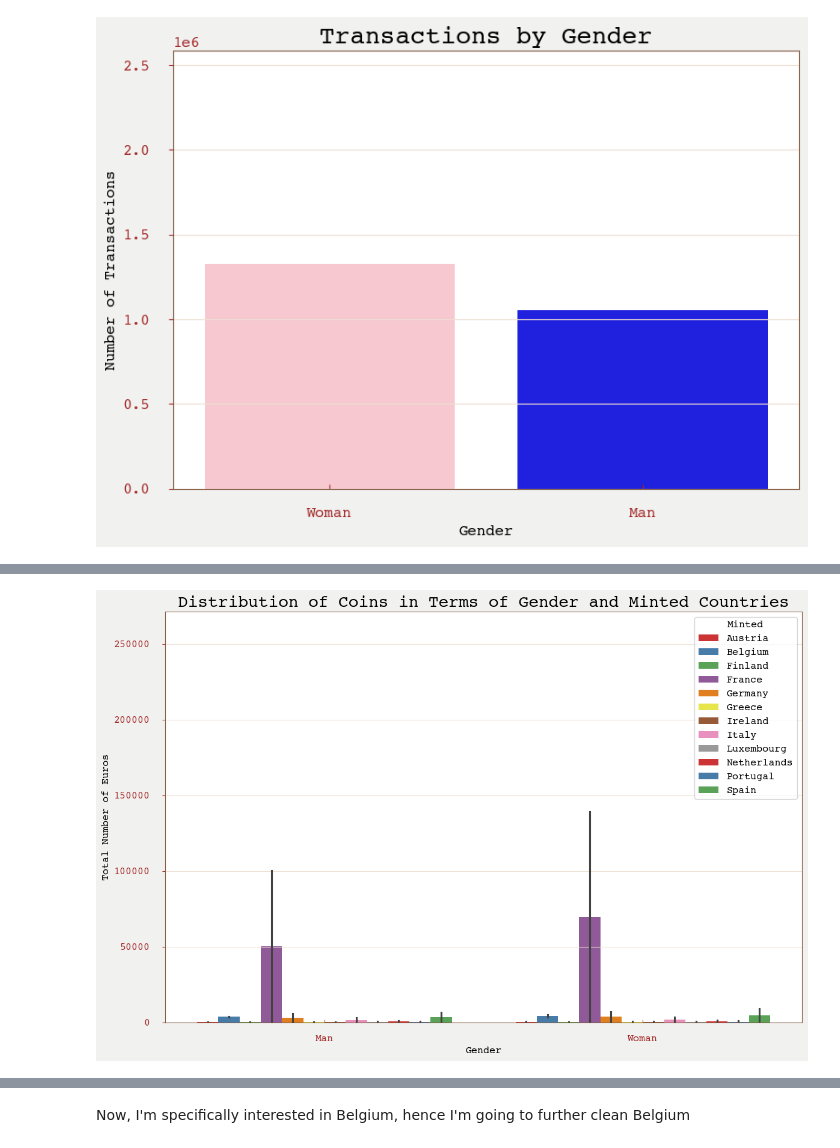
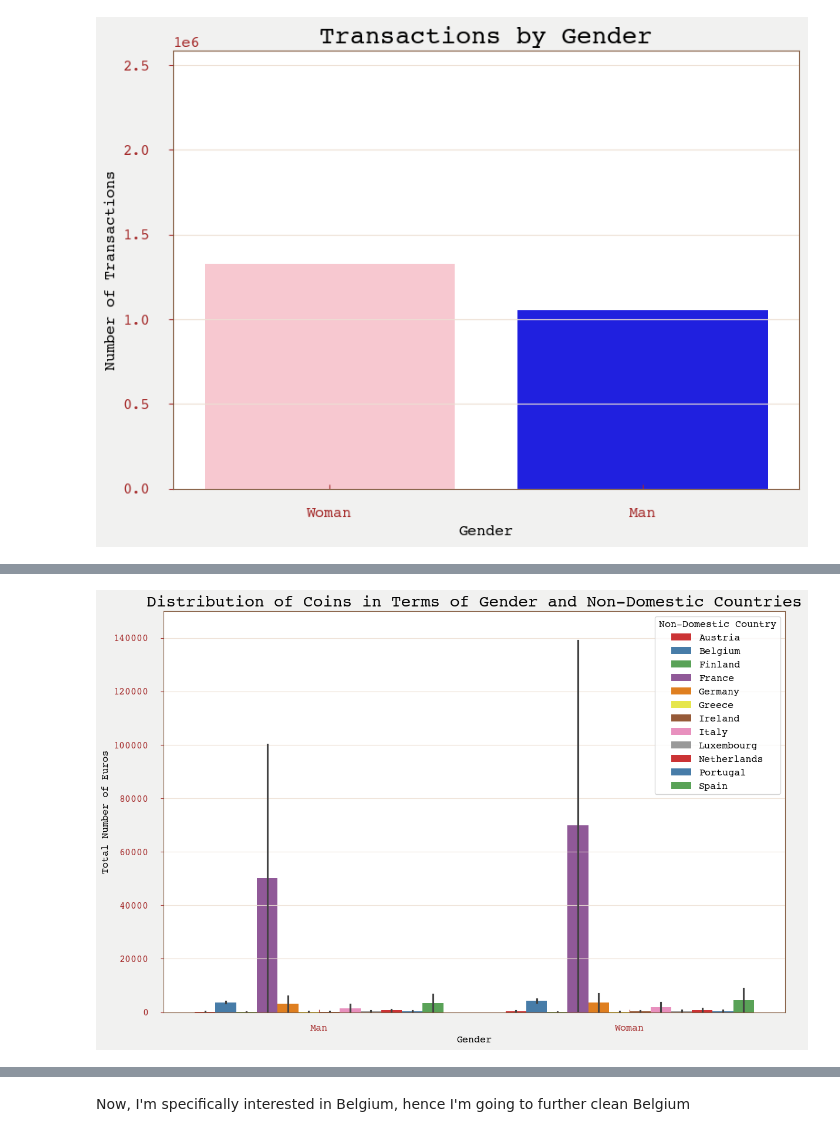
Before and after one commit to msheeba4848/Visual-Storytelling-of-Belgium-Travel, a Jupyter notebook: code/my_submission.ipynb, the cells around one changed output, grey strips where cells are left out. Saved outputs shown, nothing was run; the diff lists cells and outputs as text; code cells hidden in the pictures.

```diff
--- a/code/my_submission.ipynb
+++ b/code/my_submission.ipynb
@@ -427,16 +440,17 @@ plt.show()
 # %%
 # We grouped by on basis of the Gender, Non-Domestic Country, the Domestic Country
 grouped_data = bel_fr.groupby(['SEX', 'MINTED', 'COUNTRY']).agg({'NUMBER': 'sum'}).reset_index()
 
 plt.figure(figsize=(12, 8))
 sns.barplot(data=grouped_data, x='SEX', y='NUMBER', hue='MINTED', palette='Set1')
 plt.title('Distribution of Coins in Terms of Gender and Non-Domestic Countries')
 plt.xlabel('Gender')
 plt.ylabel('Total Number of Euros')
+plt.ylim(0, 150000)
 plt.legend(title='Non-Domestic Country')
 plt.show()
 # %% [output]
-[figure, old version]
+[figure, new version]
 # %%
 # Using the same grouped data to understand the distributon for domestic versus the non-domestic country
 plt.figure(figsize=(12, 8))
```
Also changed, not shown: parts of 4 cells of this notebook, 7 other files.
